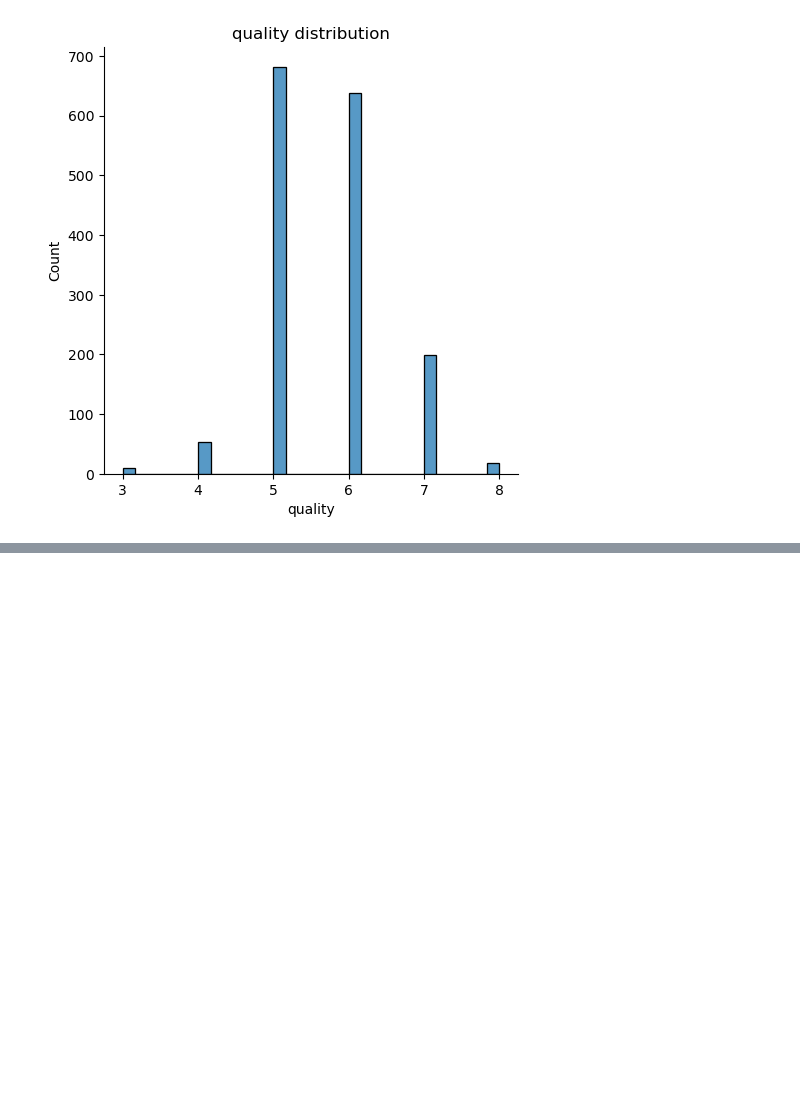
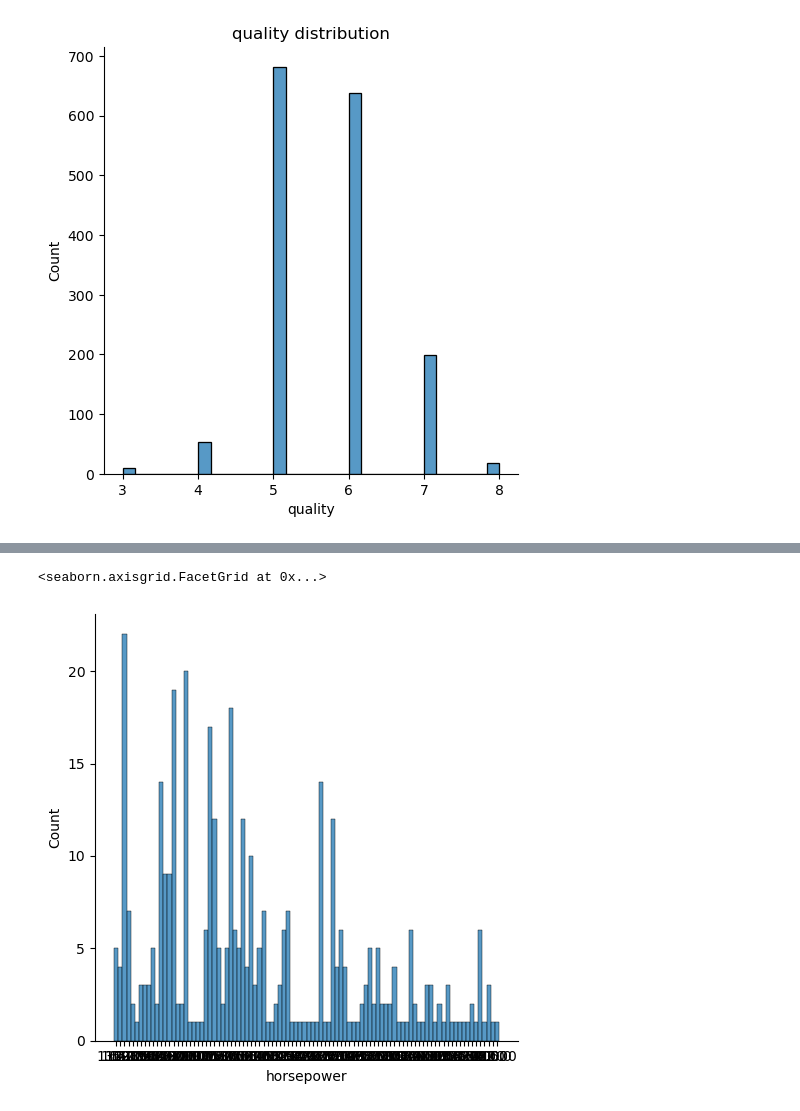
Before and after one commit to shawn-brown12/regression, a Jupyter notebook: regression_notes.ipynb, the cells around one changed output, grey strips where cells are left out. Saved outputs shown, nothing was run; the diff lists cells and outputs as text; code cells hidden in the pictures; blank space fills up the shorter version.

```diff
--- a/regression_notes.ipynb
+++ b/regression_notes.ipynb
@@ -176,0 +208,2 @@ for col in df.columns:
+# %%
+df = pd.read_fwf('auto-mpg.data', header=None)
@@ -176,0 +222,3 @@ for col in df.columns:
+# %%
+df.columns = ['mpg', 'cylinders', 'displ', 'horsepower',
+              'weight', 'acc', 'model_year', 'origin', 'model_name']
@@ -176,0 +241,5 @@ for col in df.columns:
+# %%
+sns.displot(df['horsepower'])
+# %% [output]
+<seaborn.axisgrid.FacetGrid at 0x...>
+[figure, added]
```
Also changed, not shown: parts of 37 cells of this notebook, 5 other files.
